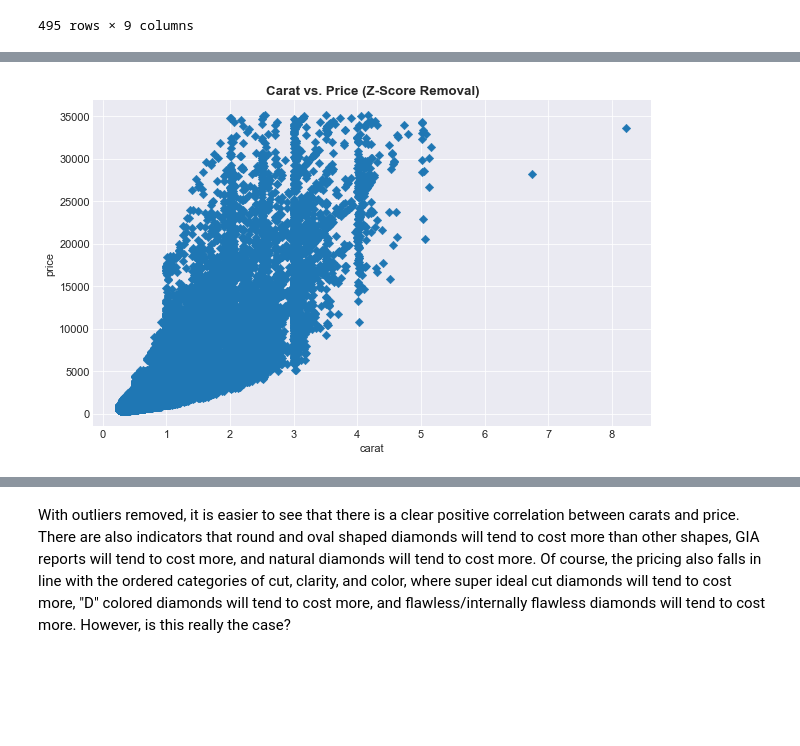
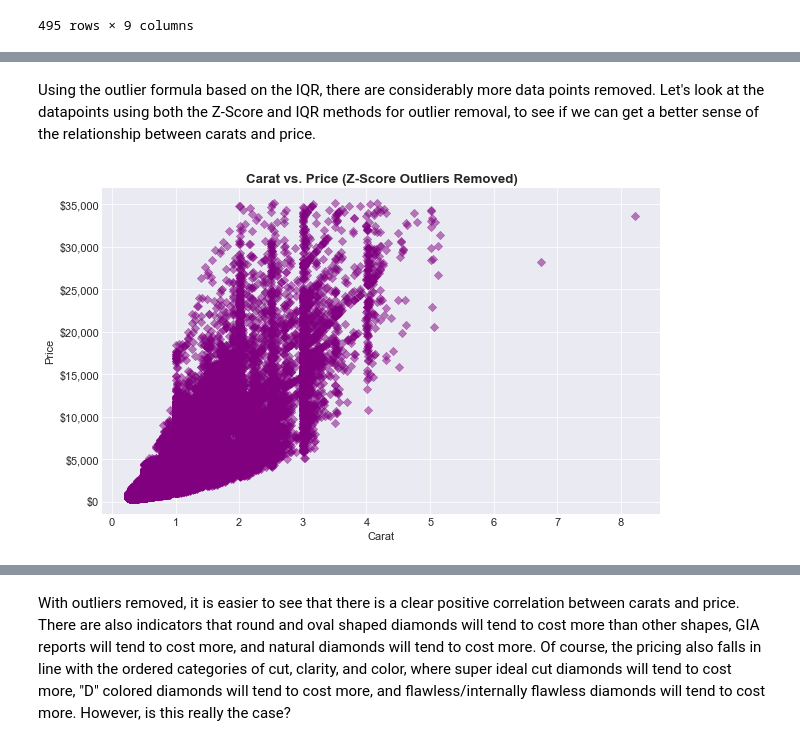
Before and after one commit to TrinityGahagen2K/diamond-pricing-analysis, a Jupyter notebook: diamond_pricing_analysis.ipynb, the cells around one changed output, grey strips where cells are left out. Saved outputs shown, nothing was run; the diff lists cells and outputs as text; code cells hidden in the pictures; blank space fills up the shorter version.

```diff
--- a/diamond_pricing_analysis.ipynb
+++ b/diamond_pricing_analysis.ipynb
@@ -159,6 +142,9 @@ memory usage: 2.5 MB
 ---
 # %%
 def countplot(df=diamonds, column=None, fig=None, ax=None):
+    """
+    Creates a bar chart of the different value counts of the categorical column passed in, shows plot in order from largest value to smallest
+    """
     if (fig == None) & (ax == None):
         fig, ax = plt.subplots(figsize=(10, 6))
     column_counts = df[column].value_counts().sort_values(ascending=False)
@@ -192,9 +206,12 @@ plt.tight_layout()
 # %% [markdown]
 ### Is there a relationship between a diamond's carat weight and its price? Do different categories affect price?
 # %%
-fig, ax = plt.subplots(figsize=(10, 6))
-sns.scatterplot(data=diamonds, x='carat', y='price', ax=ax, edgecolor=None, marker='D')
-ax.yaxis.set_major_formatter(FuncFormatter(lambda y, _:f'${y:,.0f}'))
-ax.set_title('Carat Weight of Diamond vs. Price')
-ax.set_xlabel('Carats')
-ax.set_ylabel('Price');
+def carats_vs_price_scatterplot(df=diamonds, x='carat', y='price', fig=None, ax=None, title='Carat Weight of Diamond vs. Price'):
+    if (fig == None) & (ax == None):
+        fig, ax = plt.subplots(figsize=(10, 6))
+
+    sns.scatterplot(data=df, x=x, y=y, ax=ax, marker='D', color='purple', edgecolor=None, alpha=0.5)
+    ax.yaxis.set_major_formatter(FuncFormatter(lambda y, _:f'${y:,.0f}'))
+    ax.set_title(title)
+    ax.set_xlabel(x.title())
+    ax.set_ylabel(y.title());
@@ -225 +247,5 @@ display(three_point_five_stds_above)
 diamonds['sqrt_price'] = np.sqrt(diamonds['price'])
+# %%
+# Natural log transformation of price
+diamonds['log_price'] = np.log(diamonds['price'])
+diamonds['log_price'].describe()
@@ -244,6 +275,6 @@ plt.title('Carat vs. Price (Outlier Formula Removal)');
+# %% [markdown]
+Using the outlier formula based on the IQR, there are considerably more data points removed. Let's look at the datapoints using both the Z-Score and IQR methods for outlier removal, to see if we can get a better sense of the relationship between carats and price.
 # %%
-plt.figure(figsize=(10,6))
-sns.scatterplot(data=diamonds.drop(three_point_five_stds_above.index), x='carat', y='price', edgecolor=None, marker='D')
-plt.title('Carat vs. Price (Z-Score Removal)');
+carats_vs_price_scatterplot(df=diamonds.drop(three_point_five_stds_above.index), title='Carat vs. Price (Z-Score Outliers Removed)')
 # %% [output]
-[figure, old version]
+[figure, new version]
```
Also changed, not shown: parts of 62 cells of this notebook, 2 other files.
